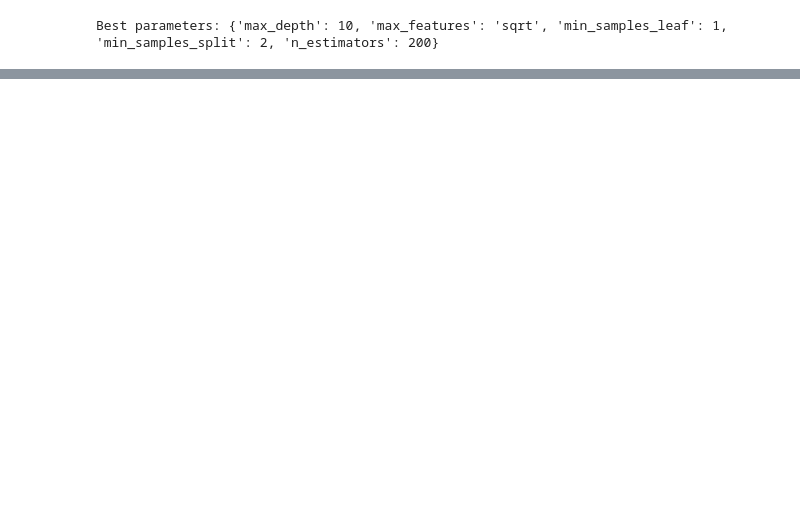
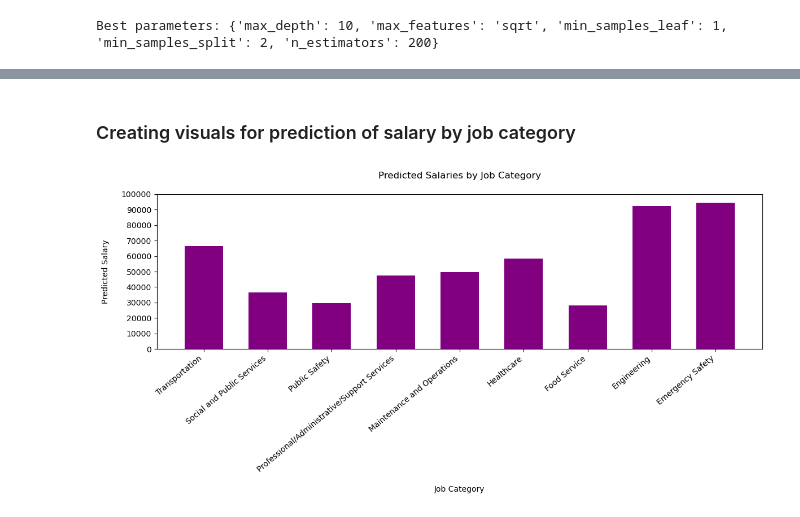
Before and after one commit to adrapiza/Project4-Group3, a Jupyter notebook: Prediction SF Salaries updated.ipynb, the cells around one changed output, grey strips where cells are left out. Cells and saved outputs as stored; diff of their text form; code cells hidden in the pictures; blank space fills up the shorter version.

```diff
--- a/Prediction SF Salaries updated.ipynb
+++ b/Prediction SF Salaries updated.ipynb
@@ -1041,10 +1036,10 @@ Y = df_salaries['AvgBasePay']  # The target variable should be the salary
 X_train, X_test, Y_train, Y_test = train_test_split(X, Y, test_size=0.2, random_state=42)
 # %%
 #Implenting Randomr Forest Regressor
-Model = RandomForestRegressor(n_estimators=200, random_state=42)  # Adjust parameters as needed
+rf_model = RandomForestRegressor(n_estimators=200, random_state=42)  # Adjust parameters as needed
 
 # Fit the model
-Model.fit(X_train, Y_train)
+rf_model.fit(X_train, Y_train)
 # %% [output]
 RandomForestRegressor(n_estimators=200, random_state=42)
 # %%
@@ -1112,0 +1089,67 @@ plt.show()
+# %% [markdown]
+### Creating visuals for prediction of salary by job category
+# %%
+# Define job titles for each encoded job category
+job_titles = [
+    'Emergency Safety',                                 # JobCategoryEncoded_0
+    'Engineering',                                      # JobCategoryEncoded_1
+    'Food Service',                                     # JobCategoryEncoded_2
+    'Healthcare',                                       # JobCategoryEncoded_3
+    'Maintenance and Operations',                       # JobCategoryEncoded_4
+    'Professional/Administrative/Support Services',     # JobCategoryEncoded_5
+    'Public Safety',                                    # JobCategoryEncoded_6
+    'Social and Public Services',                       # JobCategoryEncoded_7
+    'Transportation'                                    # JobCategoryEncoded_8
+]
+
+# Predict salaries using the rf_model
+df_salaries['predicted_salary'] = rf_model.predict(X)
+
+# Create a bar plot for predicted salaries by job category
+plt.figure(figsize=(12, 6))  # Adjusted figure size for better spacing
+
+# Group by multiple JobCategoryEncoded columns and compute the mean predicted salary
+category_means = df_salaries.groupby([  # Grouping by all job category encodings
+    'JobCategoryEncoded_0', 'JobCategoryEncoded_1', 'JobCategoryEncoded_2',
+    'JobCategoryEncoded_3', 'JobCategoryEncoded_4', 'JobCategoryEncoded_5',
+    'JobCategoryEncoded_6', 'JobCategoryEncoded_7', 'JobCategoryEncoded_8'
+])['predicted_salary'].mean().reset_index()
+
+# Combine the job categories into a readable label for x-axis using the job titles
+def encode_to_job_label(row):
+    # Select the job titles for the categories where the encoding is True
+    selected_titles = [job_titles[i] for i in range(len(job_titles)) if row[i] == 1]
+    return ', '.join(selected_titles)  # Combine selected titles into a single string
+
+# Apply the function to create descriptive labels
+category_means['job_category_label'] = category_means[[
+    'JobCategoryEncoded_0', 'JobCategoryEncoded_1', 'JobCategoryEncoded_2',
+    'JobCategoryEncoded_3', 'JobCategoryEncoded_4', 'JobCategoryEncoded_5',
+    'JobCategoryEncoded_6', 'JobCategoryEncoded_7', 'JobCategoryEncoded_8'
+]].apply(encode_to_job_label, axis=1)
+
+# Create the bar plot using the descriptive job titles as x-axis labels
+bar_width = 0.6
+plt.bar(category_means['job_category_label'], category_means['predicted_salary'], width=bar_width, color='purple')
+
+# Set plot titles and labels
+plt.title('Predicted Salaries by Job Category', pad=20)
+plt.xlabel('Job Category', labelpad=15)
+plt.ylabel('Predicted Salary', labelpad=15)
+
+# Set y-axis ticks to be in increments of 10k
+plt.yticks(range(0, int(category_means['predicted_salary'].max()) + 10000, 10000))
+
+# Rotate x-axis labels for better readability and adjust horizontal spacing
+plt.xticks(rotation=40, ha='right', fontsize=10)  # 'ha' adjusts horizontal alignment
+
+# Adjust spacing between labels
+plt.subplots_adjust(bottom=0.2)  # Adjust bottom spacing
+
+# Ensure layout fits
+plt.tight_layout()
+
+# Show the plot
+plt.show()
+# %% [output]
+[figure, added]
```
Also changed, not shown: parts of 16 cells of this notebook, 4 other files.
